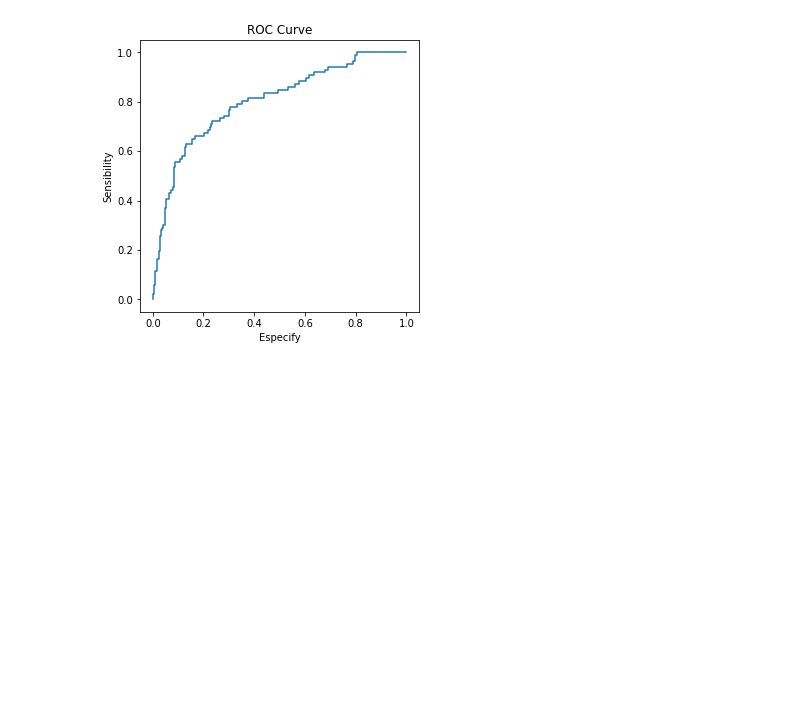
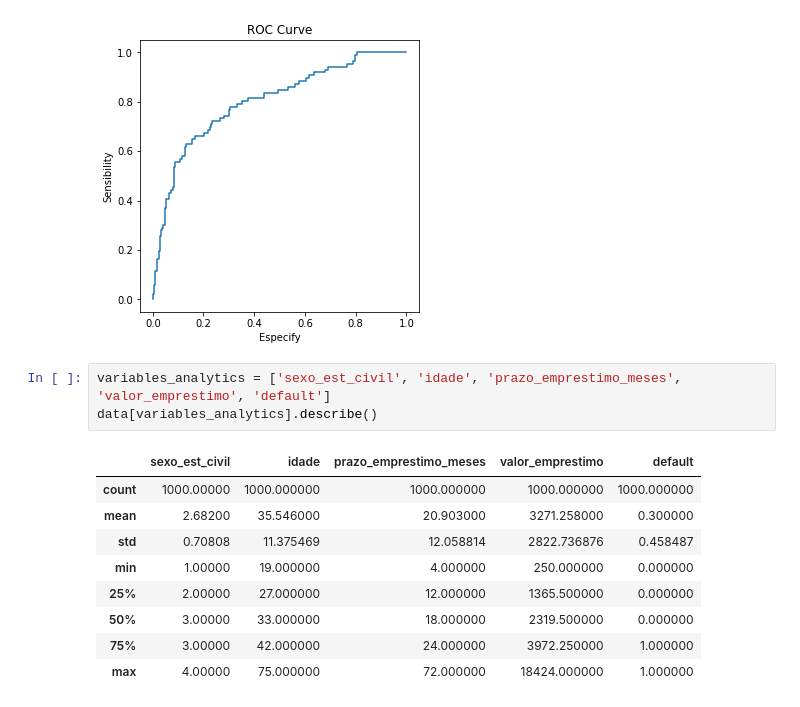
Before and after one commit to mateuschaves/machine-learning-credit-scoring, a Jupyter notebook: machine_learning_credit_scoring.ipynb, the cells around one changed output. Drawn from its saved outputs; the diff is of its cells as text; blank space fills up the shorter version.

```diff
--- a/machine_learning_credit_scoring.ipynb
+++ b/machine_learning_credit_scoring.ipynb
@@ -333,3 +333,16 @@ plt.show()
 # %% [output]
 roc_auc 0.8021082373397087
 [figure]
+# %%
+variables_analytics = ['sexo_est_civil', 'idade', 'prazo_emprestimo_meses', 'valor_emprestimo', 'default']
+data[variables_analytics].describe()
+# %% [output]
+|  | sexo_est_civil | idade | prazo_emprestimo_meses | valor_emprestimo | default |
+| count | 1000.00000 | 1000.000000 | 1000.000000 | 1000.000000 | 1000.000000 |
+| mean | 2.68200 | 35.546000 | 20.903000 | 3271.258000 | 0.300000 |
+| std | 0.70808 | 11.375469 | 12.058814 | 2822.736876 | 0.458487 |
+| min | 1.00000 | 19.000000 | 4.000000 | 250.000000 | 0.000000 |
+| 25% | 2.00000 | 27.000000 | 12.000000 | 1365.500000 | 0.000000 |
+| 50% | 3.00000 | 33.000000 | 18.000000 | 2319.500000 | 0.000000 |
+| 75% | 3.00000 | 42.000000 | 24.000000 | 3972.250000 | 1.000000 |
+| max | 4.00000 | 75.000000 | 72.000000 | 18424.000000 | 1.000000 |
```
Also changed, not shown: parts of 2 cells of this notebook.
